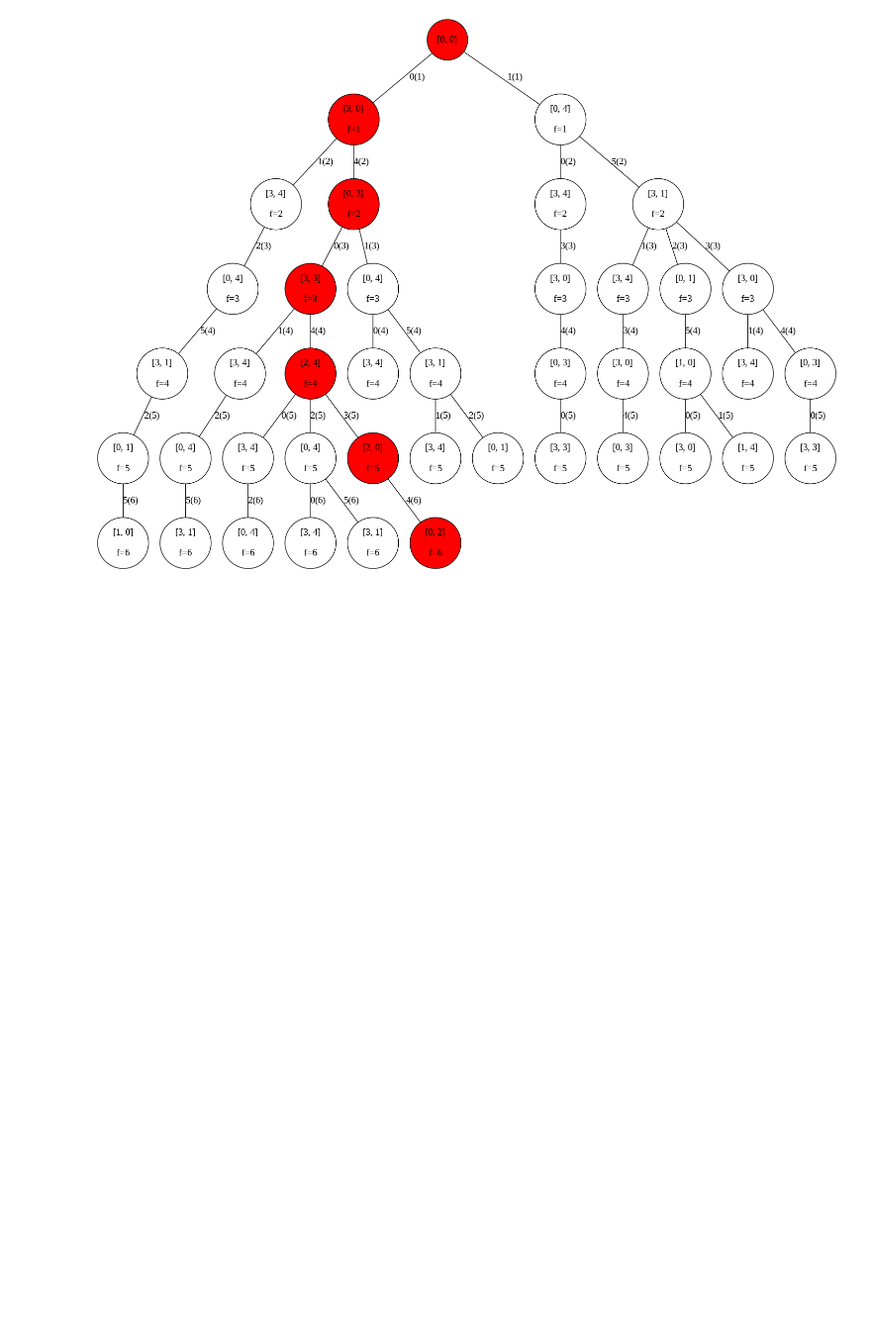
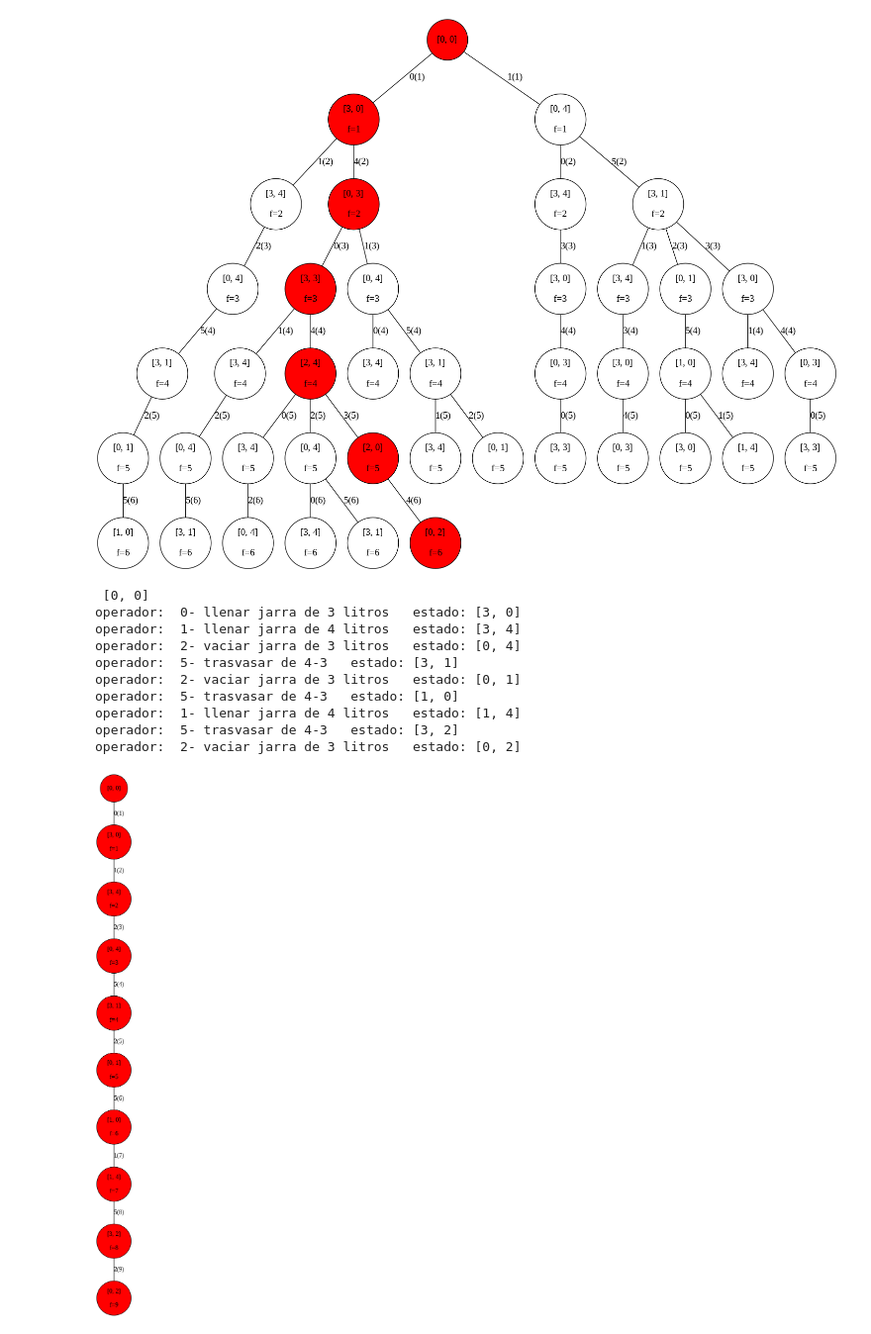
Before and after one commit to ibonetc/IA_2026, a Jupyter notebook: IA_BusquedaACiegas_PAncho.ipynb, the cells around one changed output. Shown at 99% size. Cells and saved outputs as stored; diff of their text form; code cells hidden in the pictures; blank space fills up the shorter version.

```diff
--- a/IA_BusquedaACiegas_PAncho.ipynb
+++ b/IA_BusquedaACiegas_PAncho.ipynb
@@ -256,3 +256,43 @@ operador:  4- trasvasar de 3-4   estado: [2, 4]
 operador:  3- vaciar jarra de 4 litros   estado: [2, 0]
 operador:  4- trasvasar de 3-4   estado: [0, 2]
 [figure]
+# %%
+def dephFirst(root, endState):
+  pq=[]
+  pq.append(root)
+  while len(pq)>0:
+    node=pq.pop()
+    if node.parent is not None:
+        node.parent.add_node_child(node)
+    if node.state == endState:
+        return (root, node)
+    children_states = node.getchildrens()
+    temp = []
+    for i, child in enumerate(children_states):
+      if child is not None:
+        newChild = type(root)(value=node.value+'-'+str(i), state=child, operator=i, operators=node.operators, parent=node)
+        temp.append(newChild)
+    temp.reverse()
+    for e in temp:
+      pq.append(e)
+  return (root, None)
+# %%
+jarra=Jarra(value="inicio",state=initState,operators=operators)
+(tree, objective)=dephFirst(jarra,endState)
+path=objective.pathObjective()
+objective.printPath()
+graph=draw(tree, path)
+tree_image = Image(graph.create_png(), width=100, height=800)
+display(tree_image)
+# %% [output]
+ [0, 0]
+operador:  0- llenar jarra de 3 litros   estado: [3, 0]
+operador:  1- llenar jarra de 4 litros   estado: [3, 4]
+operador:  2- vaciar jarra de 3 litros   estado: [0, 4]
+operador:  5- trasvasar de 4-3   estado: [3, 1]
+operador:  2- vaciar jarra de 3 litros   estado: [0, 1]
+operador:  5- trasvasar de 4-3   estado: [1, 0]
+operador:  1- llenar jarra de 4 litros   estado: [1, 4]
+operador:  5- trasvasar de 4-3   estado: [3, 2]
+operador:  2- vaciar jarra de 3 litros   estado: [0, 2]
+[figure, added]
```
